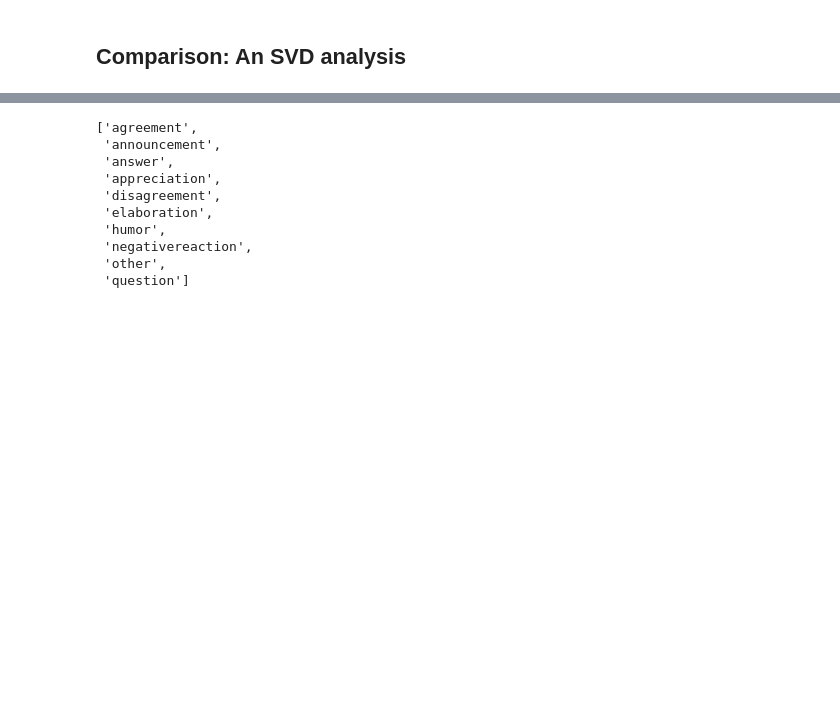
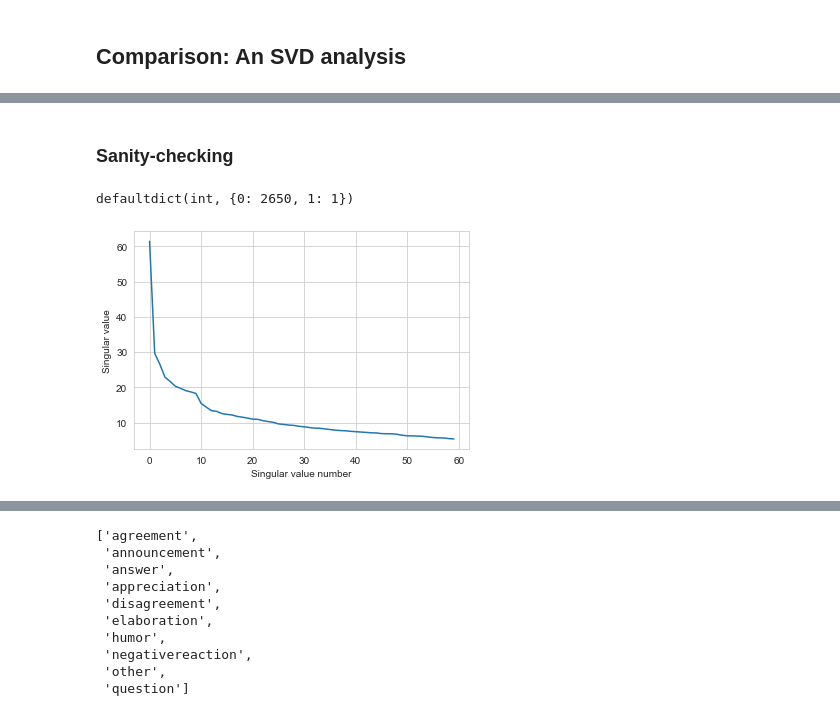
Before and after one commit to rgangela99/Cornell-Conversational-Analysis-Toolkit, a Jupyter notebook: convokit/tensor_decomposer/experiments/coarse-discourse-TCA-augmented.ipynb, the cells around one changed output, grey strips where cells are left out. Drawn from its saved outputs; the diff is of its cells as text; code cells hidden in the pictures; blank space fills up the shorter version.

```diff
--- a/convokit/tensor_decomposer/experiments/coarse-discourse-TCA-augmented.ipynb
+++ b/convokit/tensor_decomposer/experiments/coarse-discourse-TCA-augmented.ipynb
@@ -339,0 +534,2 @@ X_red.shape
+# %% [markdown]
+### Sanity-checking
@@ -339,0 +543,4 @@ X_red.shape
+# %%
+announcement_occurrences
+# %% [output]
+defaultdict(int, {0: 2650, 1: 1})
@@ -340,3 +550,16 @@ X_red.shape
+# %%
+u, s, v_trans = svds(csr_matrix(concat_vals).asfptype(), k=60)
+# %%
+import matplotlib
+import numpy as np
+import matplotlib.pyplot as plt
+%matplotlib inline
+plt.plot(s[::-1])
+plt.xlabel("Singular value number")
+plt.ylabel("Singular value")
+plt.show()
+# %% [output]
+[figure, added]
 # %%
 u.shape
 # %% [output]
```
Also changed, not shown: parts of 69 cells of this notebook, 3 other files.
